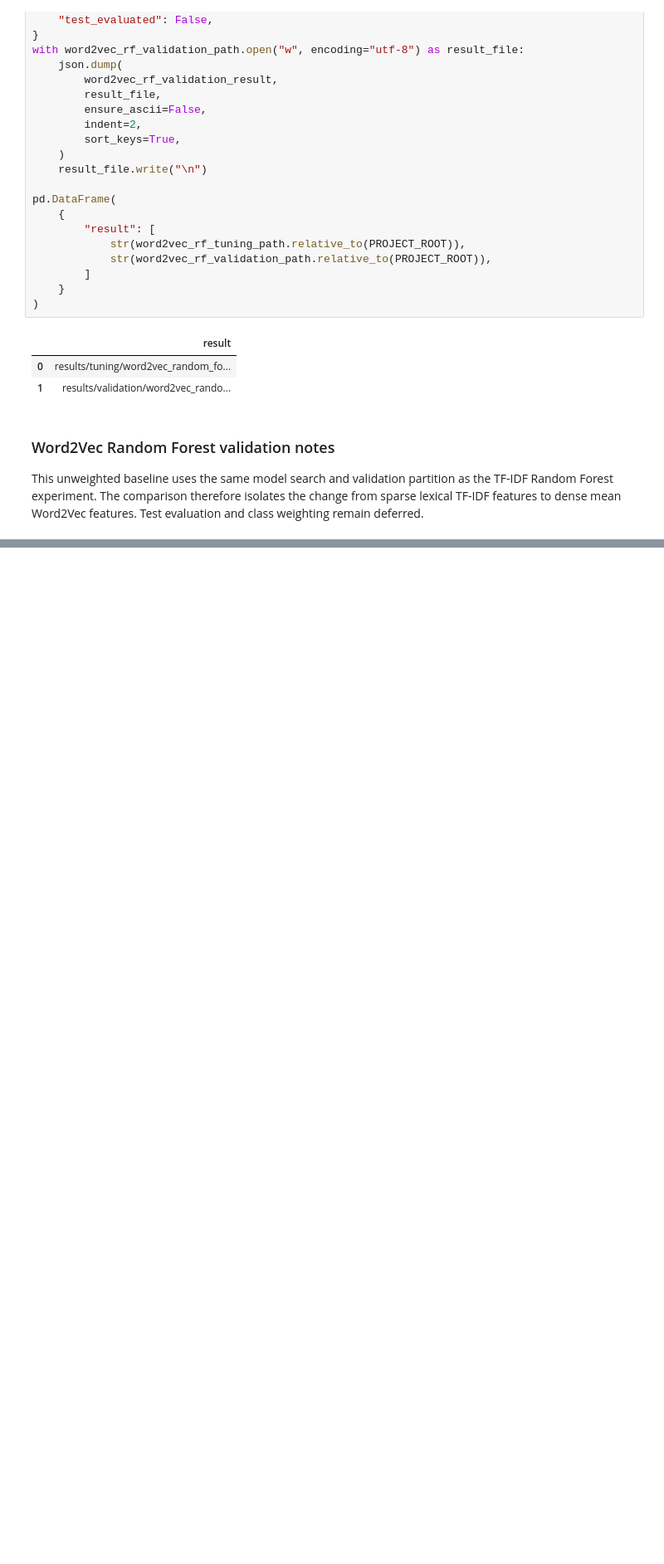
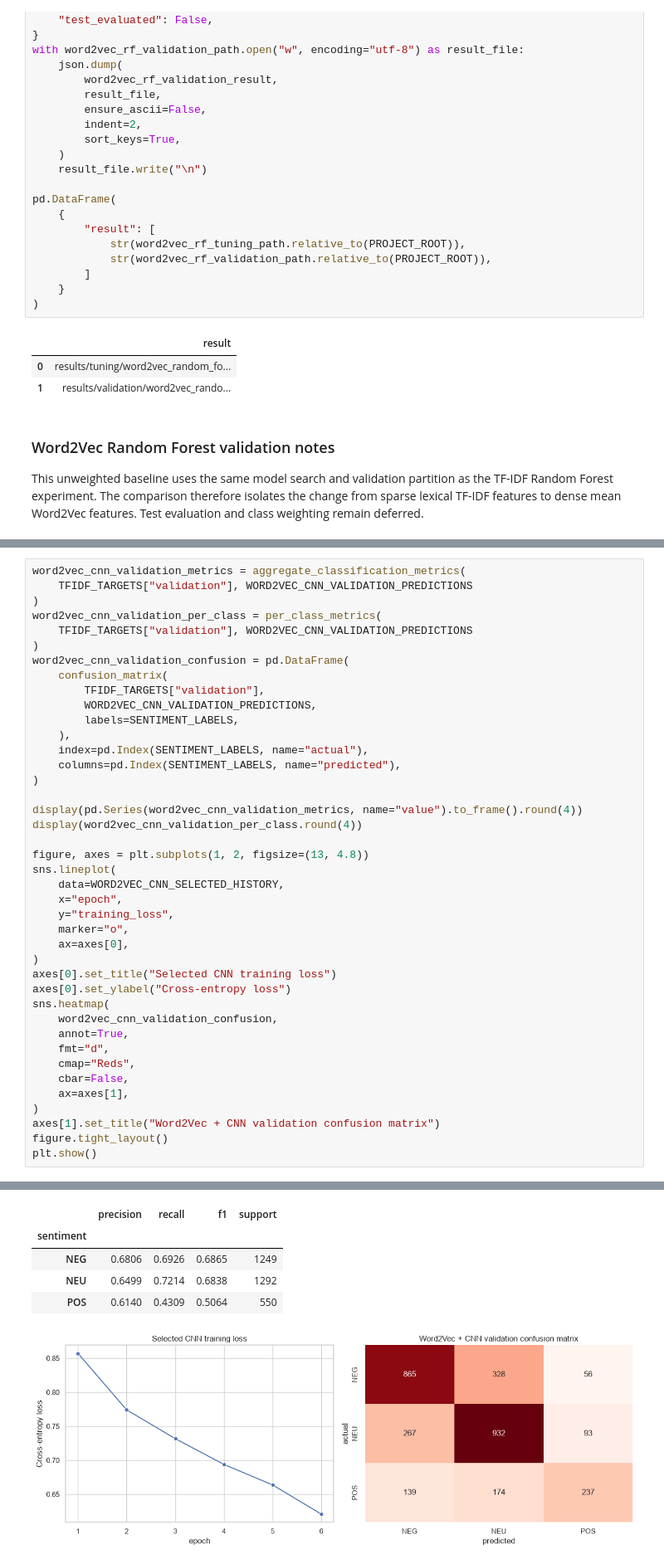
Before and after one commit to iAboud98/arabic-sentiment-analysis, a Jupyter notebook: notebooks/arabic_sentiment_analysis.ipynb, the cells around one changed output, grey strips where cells are left out. Shown at 83% size. Cells and saved outputs as stored; diff of their text form; blank space fills up the shorter version.

Commit message:
tune Word2Vec CNN

```diff
--- a/notebooks/arabic_sentiment_analysis.ipynb
+++ b/notebooks/arabic_sentiment_analysis.ipynb
@@ -2204,0 +2519,42 @@ This unweighted baseline uses the same model search and validation partition as
+# %%
+word2vec_cnn_validation_metrics = aggregate_classification_metrics(
+    TFIDF_TARGETS["validation"], WORD2VEC_CNN_VALIDATION_PREDICTIONS
+)
+word2vec_cnn_validation_per_class = per_class_metrics(
+    TFIDF_TARGETS["validation"], WORD2VEC_CNN_VALIDATION_PREDICTIONS
+)
+word2vec_cnn_validation_confusion = pd.DataFrame(
+    confusion_matrix(
+        TFIDF_TARGETS["validation"],
+        WORD2VEC_CNN_VALIDATION_PREDICTIONS,
+        labels=SENTIMENT_LABELS,
+    ),
+    index=pd.Index(SENTIMENT_LABELS, name="actual"),
+    columns=pd.Index(SENTIMENT_LABELS, name="predicted"),
+)
+
+display(pd.Series(word2vec_cnn_validation_metrics, name="value").to_frame().round(4))
+display(word2vec_cnn_validation_per_class.round(4))
+
+figure, axes = plt.subplots(1, 2, figsize=(13, 4.8))
+sns.lineplot(
+    data=WORD2VEC_CNN_SELECTED_HISTORY,
+    x="epoch",
+    y="training_loss",
+    marker="o",
+    ax=axes[0],
+)
+axes[0].set_title("Selected CNN training loss")
+axes[0].set_ylabel("Cross-entropy loss")
+sns.heatmap(
+    word2vec_cnn_validation_confusion,
+    annot=True,
+    fmt="d",
+    cmap="Reds",
+    cbar=False,
+    ax=axes[1],
+)
+axes[1].set_title("Word2Vec + CNN validation confusion matrix")
+figure.tight_layout()
+plt.show()
+# %% [output]
@@ -2204,0 +2569,6 @@ This unweighted baseline uses the same model search and validation partition as
+|  | precision | recall | f1 | support |
+| sentiment |  |  |  |  |
+| NEG | 0.6806 | 0.6926 | 0.6865 | 1249 |
+| NEU | 0.6499 | 0.7214 | 0.6838 | 1292 |
+| POS | 0.6140 | 0.4309 | 0.5064 | 550 |
+[figure, added]
```
Also changed, not shown: parts of 10 cells of this notebook, 4 other files.
